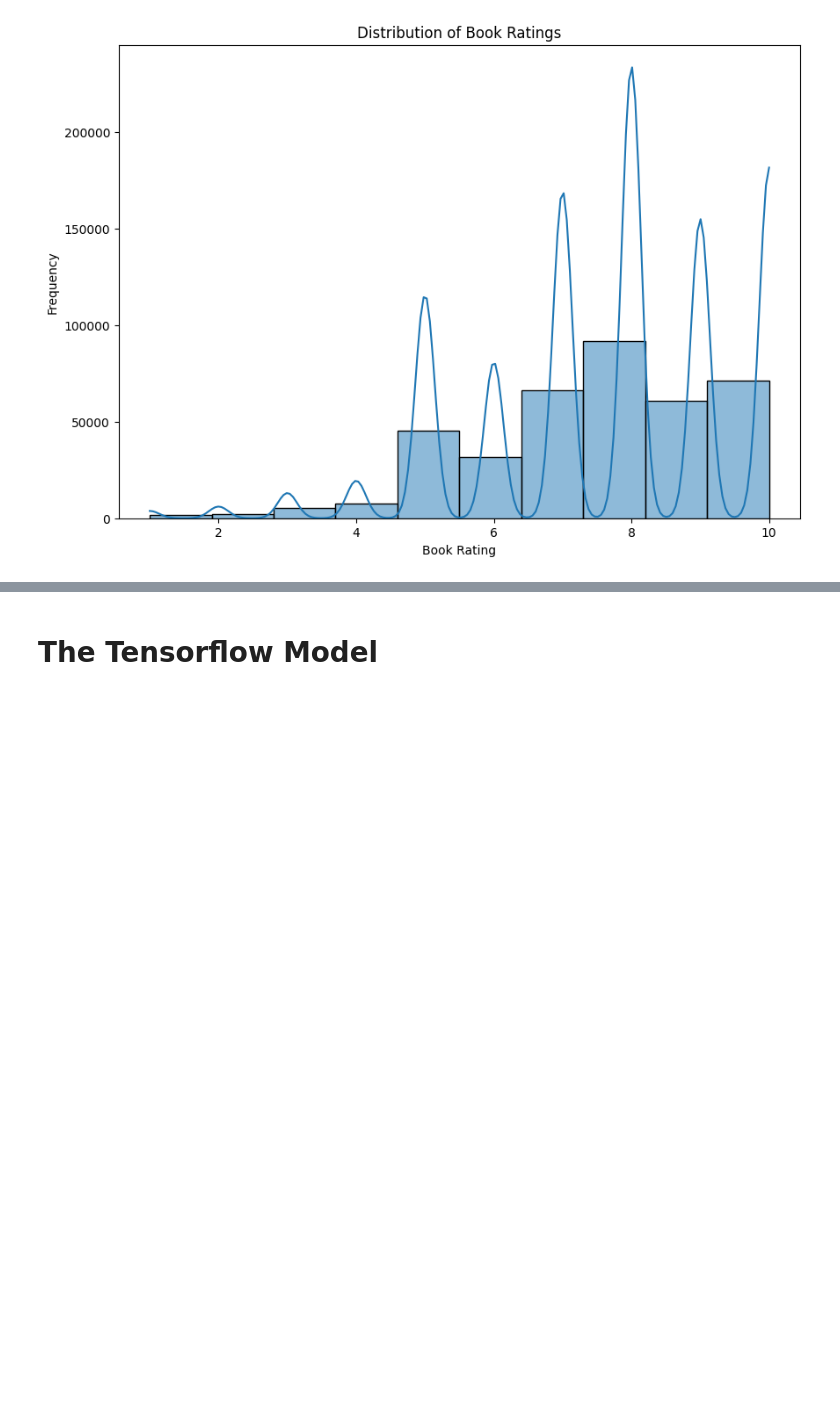
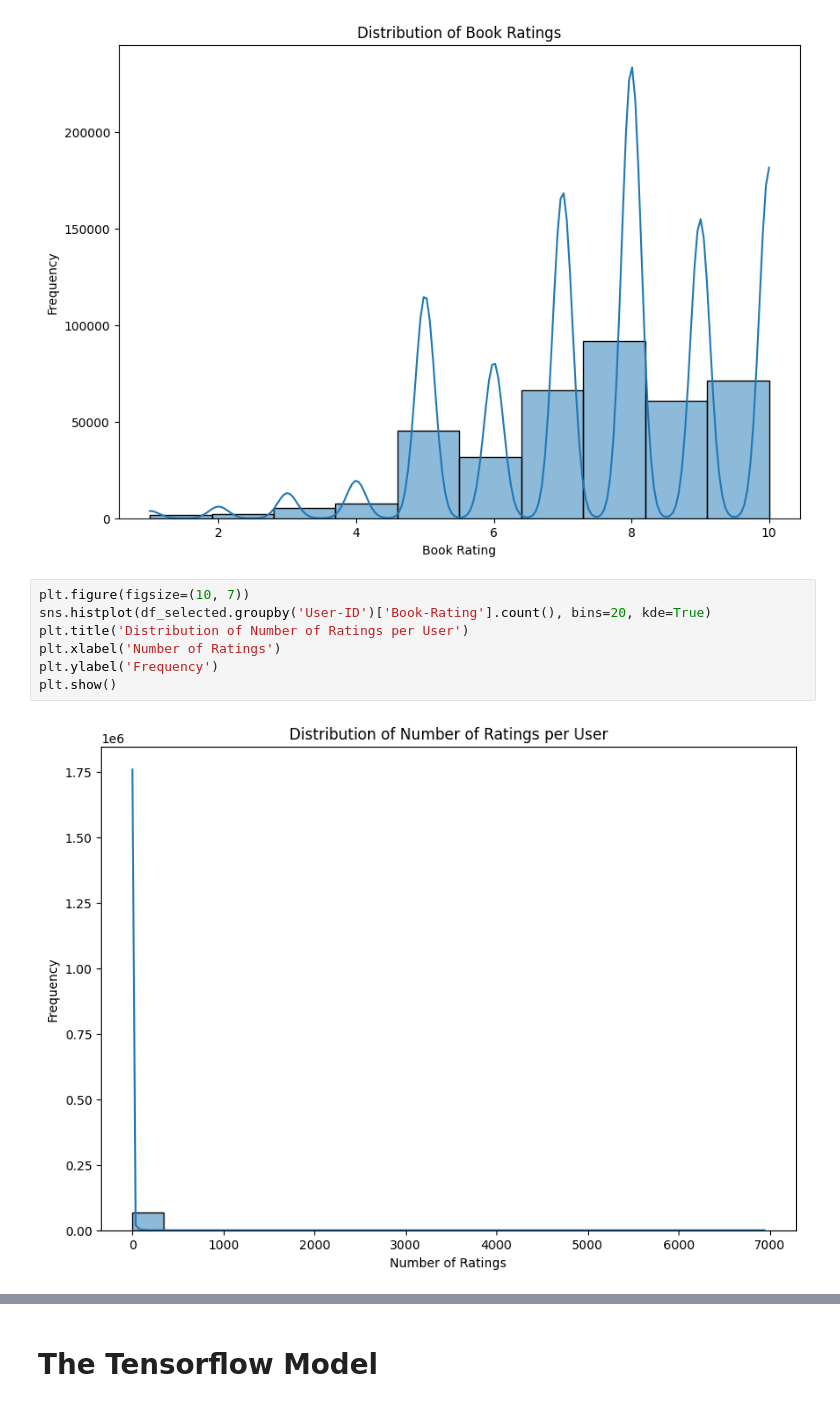
Before and after one commit to Marina-01/ComputingBooks, a Jupyter notebook: tensorflowrecommend.ipynb, the cells around one changed output, grey strips where cells are left out. Saved outputs shown, nothing was run; the diff lists cells and outputs as text; blank space fills up the shorter version.

```diff
--- a/tensorflowrecommend.ipynb
+++ b/tensorflowrecommend.ipynb
@@ -112,3 +112,12 @@ plt.ylabel('Frequency')
 plt.show()
 # %% [output]
 [figure]
+# %%
+plt.figure(figsize=(10, 7))
+sns.histplot(df_selected.groupby('User-ID')['Book-Rating'].count(), bins=20, kde=True)
+plt.title('Distribution of Number of Ratings per User')
+plt.xlabel('Number of Ratings')
+plt.ylabel('Frequency')
+plt.show()
+# %% [output]
+[figure, added]
```
Also changed, not shown: parts of 6 cells of this notebook.
